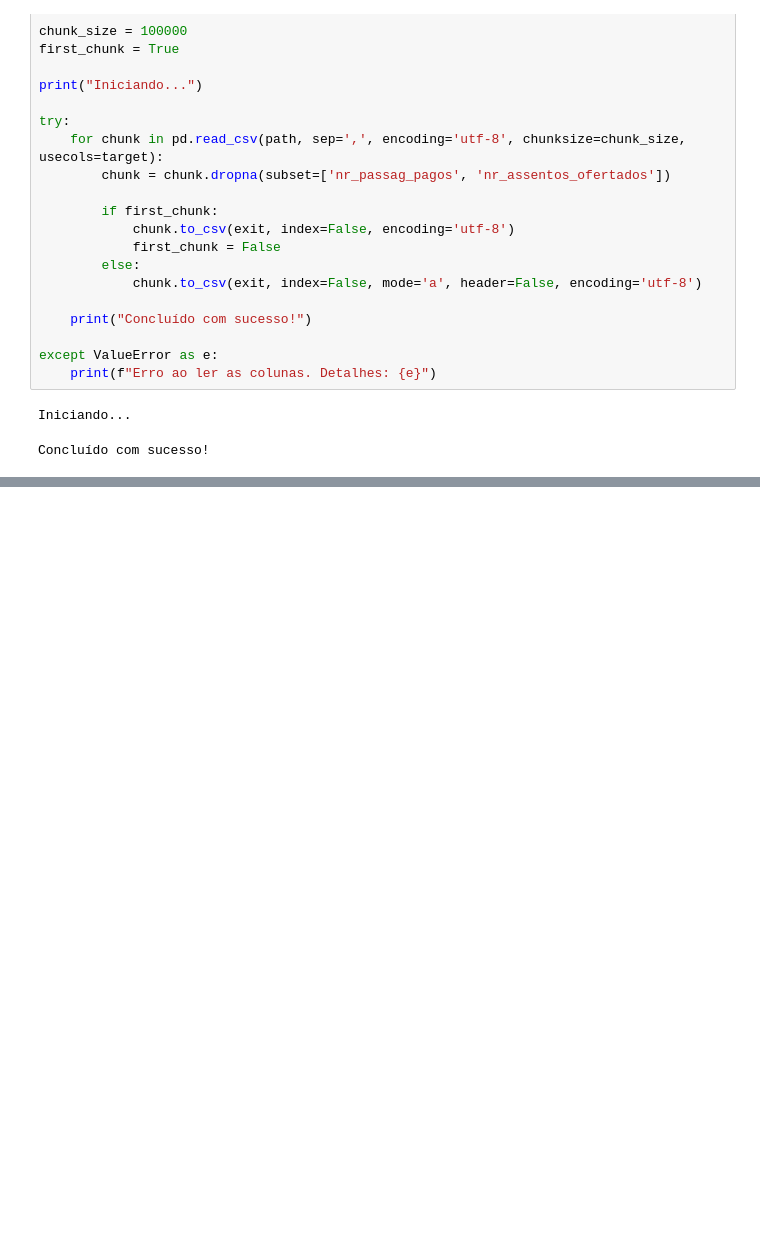
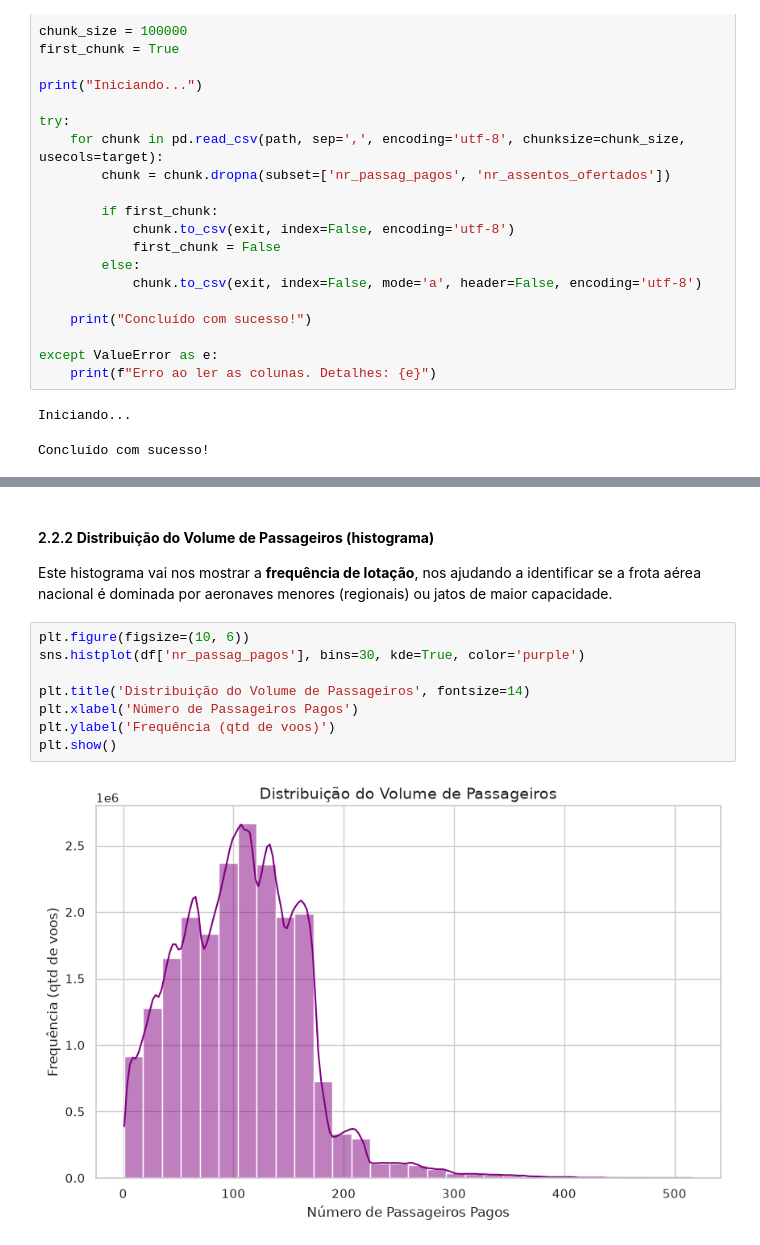
Before and after one commit to flaio-rian-mmarques/anpred-atraso-aviacao, a Jupyter notebook: previsao_atrasos.ipynb, the cells around one changed output, grey strips where cells are left out. Drawn from its saved outputs; the diff is of its cells as text; blank space fills up the shorter version.

```diff
--- a/previsao_atrasos.ipynb
+++ b/previsao_atrasos.ipynb
@@ -118,0 +175,13 @@ dtype: int64
+# %% [markdown]
+#### 2.2.2 **Distribuição do Volume de Passageiros (histograma)**
+Este histograma vai nos mostrar a **frequência de lotação**, nos ajudando a identificar se a frota aérea nacional é dominada por aeronaves menores (regionais) ou jatos de maior capacidade.
+# %%
+plt.figure(figsize=(10, 6))
+sns.histplot(df['nr_passag_pagos'], bins=30, kde=True, color='purple')
+
+plt.title('Distribuição do Volume de Passageiros', fontsize=14)
+plt.xlabel('Número de Passageiros Pagos')
+plt.ylabel('Frequência (qtd de voos)')
+plt.show()
+# %% [output]
+[figure, added]
```
Also changed, not shown: parts of 20 cells of this notebook.
